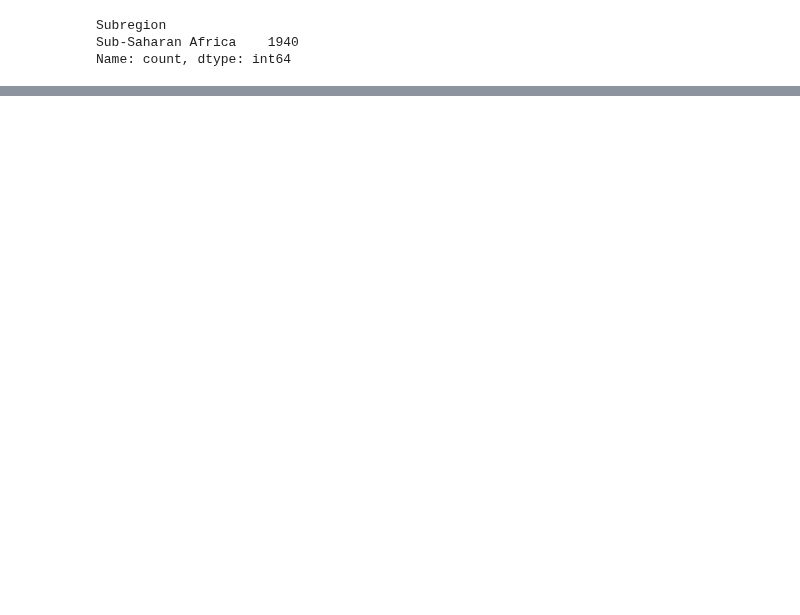
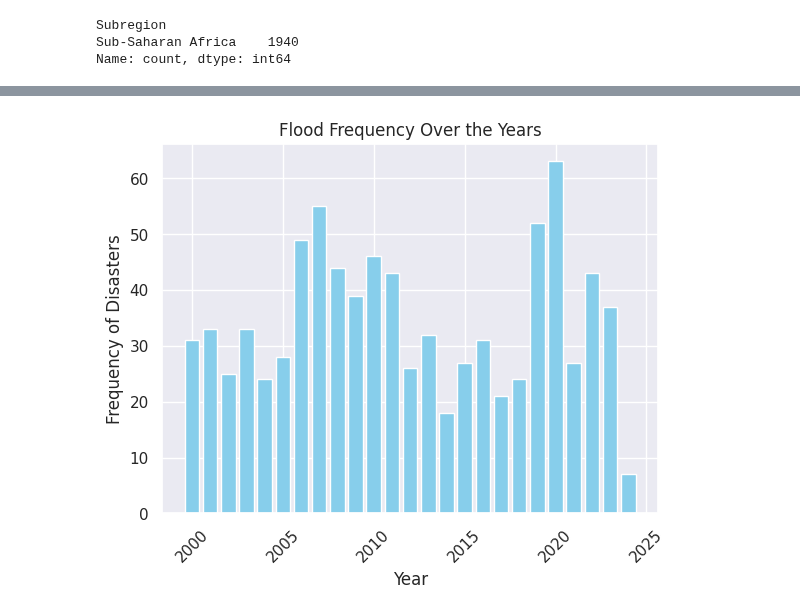
Before and after one commit to 0xpix/CERI-Project, a Jupyter notebook: notebooks/EDA.ipynb, the cells around one changed output, grey strips where cells are left out. Cells and saved outputs as stored; diff of their text form; code cells hidden in the pictures; blank space fills up the shorter version.

```diff
--- a/notebooks/EDA.ipynb
+++ b/notebooks/EDA.ipynb
@@ -152,0 +174,10 @@ Name: count, dtype: int64
+# %%
+# Create a filter
+disaster_filter = 'Flood'
+
+# Group by Year and Disaster Type and count frequency
+disaster_counts = sub_saharan_climate_data.groupby(['Start Year', 'Disaster Type']).size().reset_index(name='Frequency')
+
+# Filter the data
+filtered_data = disaster_counts[disaster_counts['Disaster Type'] == disaster_filter]
+filtered_data.head()
@@ -152,0 +191,10 @@ Name: count, dtype: int64
+# %%
+# Create a bar plot for the filtered disaster
+plt.bar(filtered_data['Start Year'], filtered_data['Frequency'], color='skyblue')
+plt.xlabel('Year')
+plt.ylabel('Frequency of Disasters')
+plt.title(f'{disaster_filter} Frequency Over the Years')
+plt.xticks(rotation=45)  # Rotate x-axis labels for better readability
+plt.show()
+# %% [output]
+[figure, added]
```
Also changed, not shown: parts of 6 cells of this notebook.
